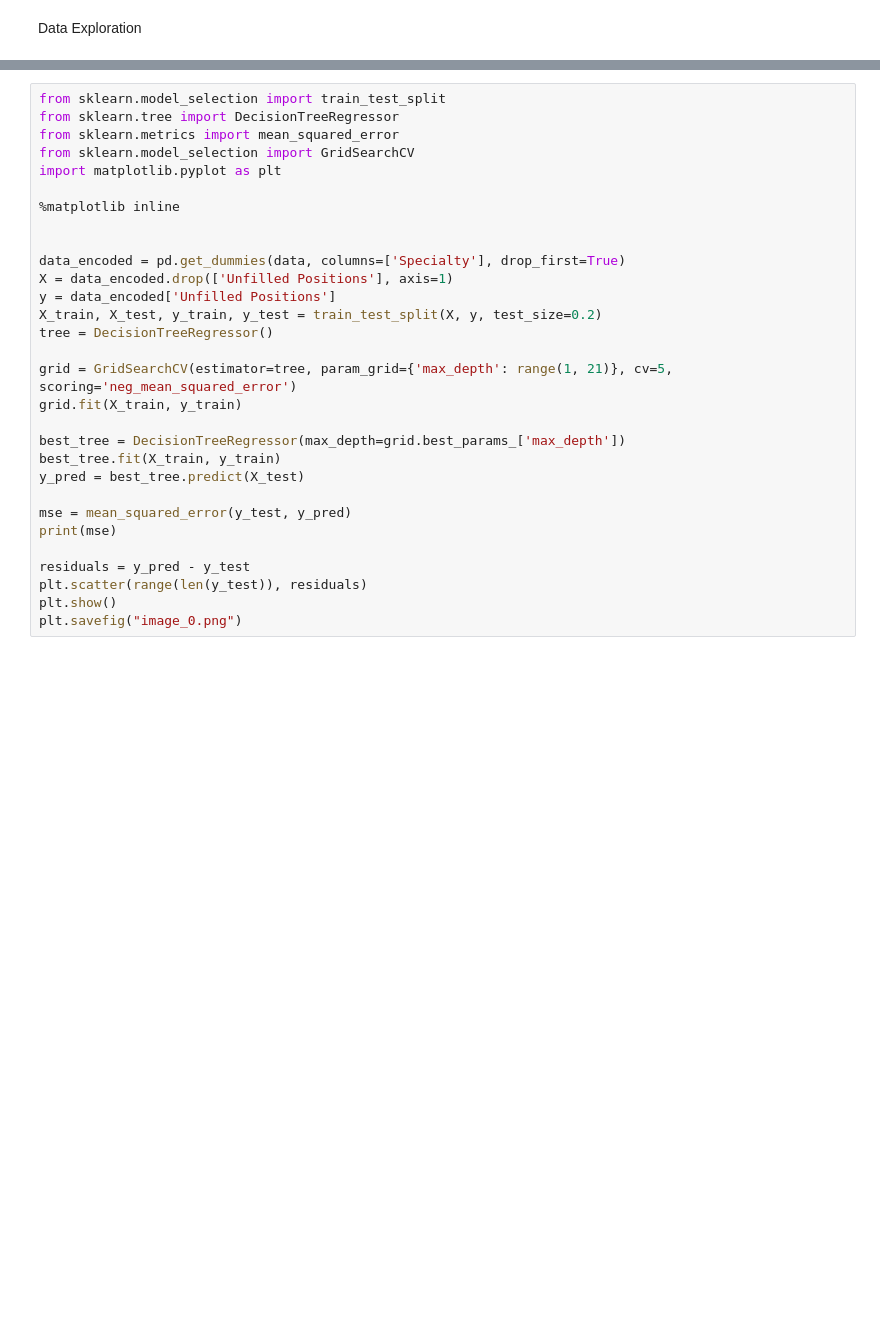
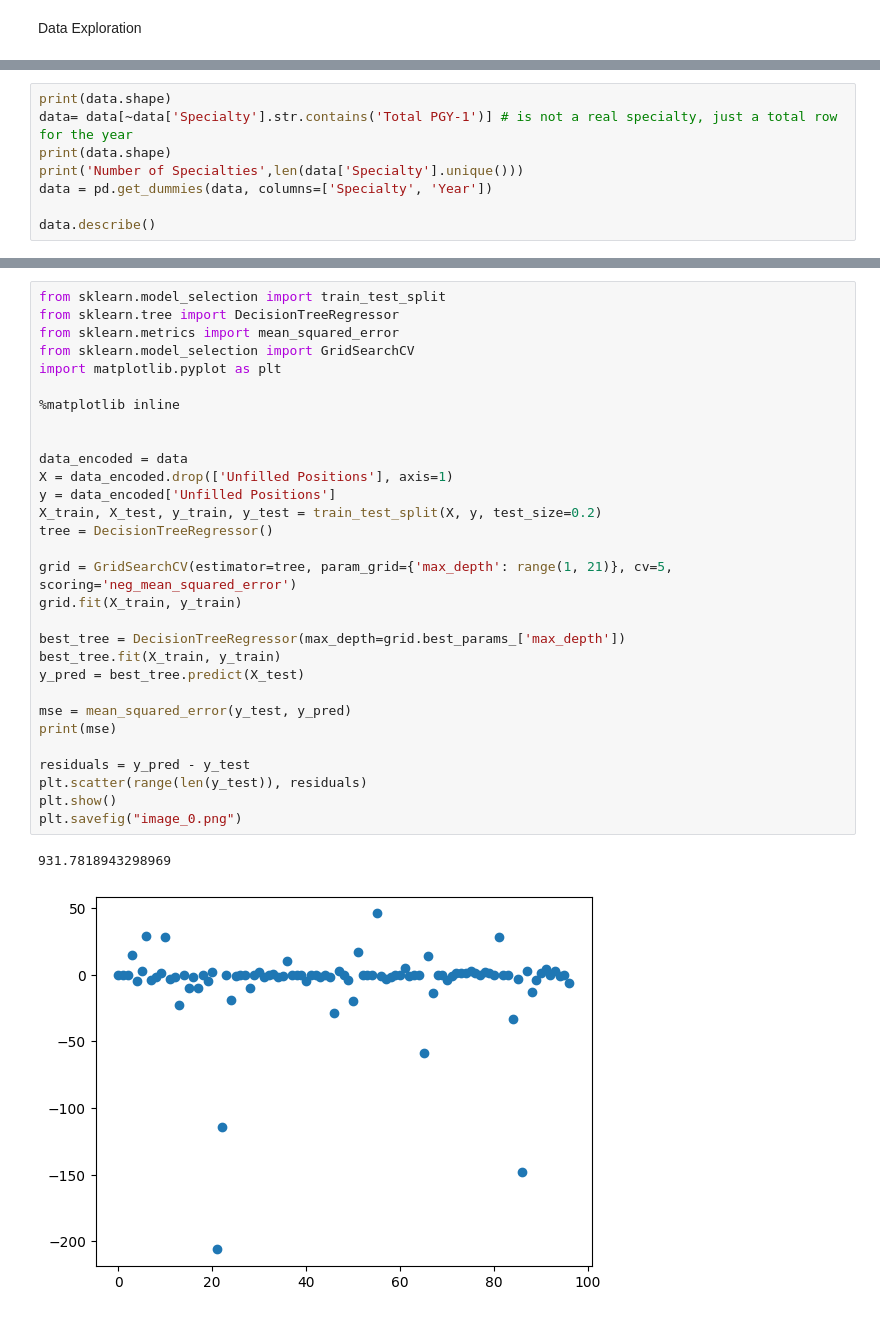
Before and after one commit to tarunajjarapu/Machine_Learning-Residency_Matching, a Jupyter notebook: MLProject.ipynb, the cells around one changed output, grey strips where cells are left out. Drawn from its saved outputs; the diff is of its cells as text; blank space fills up the shorter version.

Commit message:
data setup and exploration

```diff
--- a/MLProject.ipynb
+++ b/MLProject.ipynb
@@ -34,0 +38,8 @@ Feature Engineering
+# %%
+print(data.shape)
+data= data[~data['Specialty'].str.contains('Total PGY-1')] # is not a real specialty, just a total row for the year
+print(data.shape)
+print('Number of Specialties',len(data['Specialty'].unique()))
+data = pd.get_dummies(data, columns=['Specialty', 'Year'])
+
+data.describe()
@@ -35,30 +131,33 @@ Feature Engineering
 # %%
 from sklearn.model_selection import train_test_split
 from sklearn.tree import DecisionTreeRegressor
 from sklearn.metrics import mean_squared_error
 from sklearn.model_selection import GridSearchCV
 import matplotlib.pyplot as plt
 
 %matplotlib inline
 
 
-data_encoded = pd.get_dummies(data, columns=['Specialty'], drop_first=True)
+data_encoded = data
 X = data_encoded.drop(['Unfilled Positions'], axis=1)
 y = data_encoded['Unfilled Positions']
 X_train, X_test, y_train, y_test = train_test_split(X, y, test_size=0.2)
 tree = DecisionTreeRegressor()
 
 grid = GridSearchCV(estimator=tree, param_grid={'max_depth': range(1, 21)}, cv=5, scoring='neg_mean_squared_error')
 grid.fit(X_train, y_train)
 
 best_tree = DecisionTreeRegressor(max_depth=grid.best_params_['max_depth'])
 best_tree.fit(X_train, y_train)
 y_pred = best_tree.predict(X_test)
 
 mse = mean_squared_error(y_test, y_pred)
 print(mse)
 
 residuals = y_pred - y_test
 plt.scatter(range(len(y_test)), residuals)
 plt.show()
 plt.savefig("image_0.png")
+# %% [output]
+931.7818943298969
+[figure, added]
```
Also changed, not shown: parts of 10 cells of this notebook, 1 other file.
